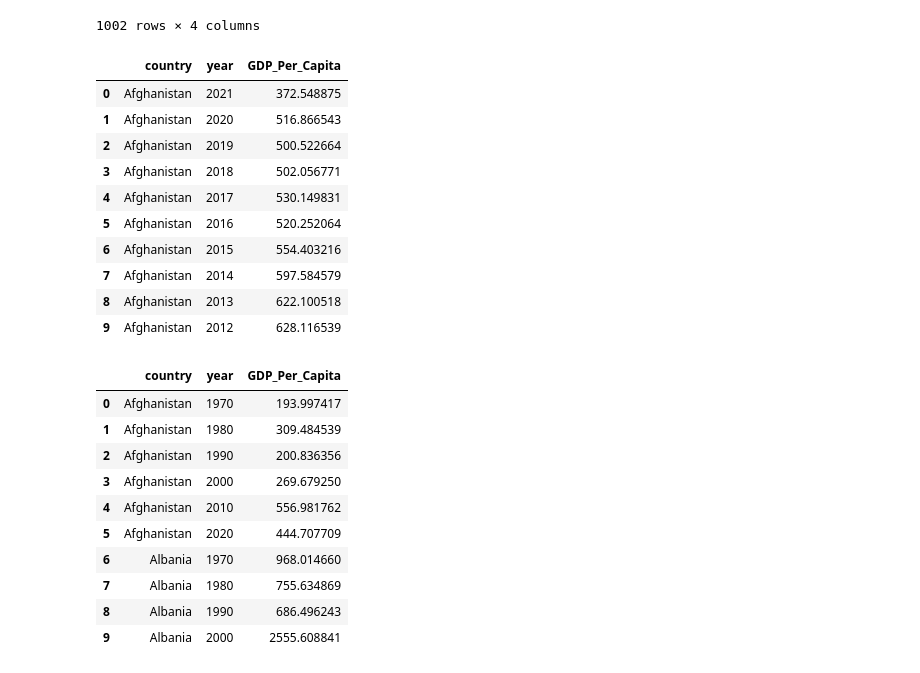
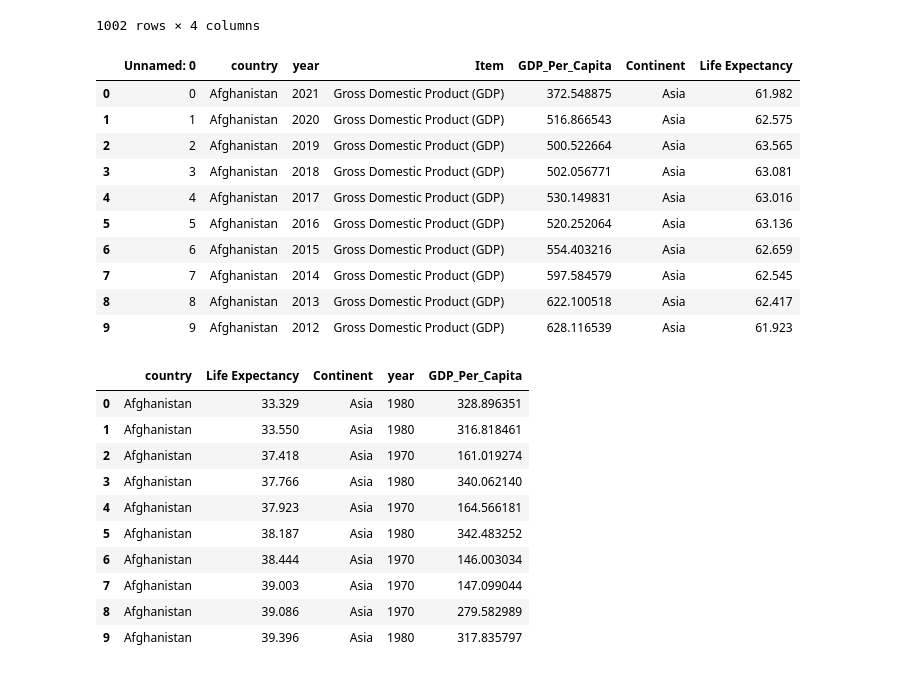
Before and after one commit to nss-data-science-cohort-7/un-exploration-shanks-t, a Jupyter notebook: notebooks/merge_frames.ipynb, the cells around one changed output. Drawn from its saved outputs; the diff is of its cells as text; code cells hidden in the pictures.

```diff
--- a/notebooks/merge_frames.ipynb
+++ b/notebooks/merge_frames.ipynb
@@ -73,37 +73,37 @@ fertility_rate_df
 1002 rows × 4 columns
 # %%
 gdp_df = (
-    pd.read_csv('../data/gdp_cl.csv')
+    pd.read_csv('../data/gdp_le_cont.csv')
     .rename(columns={'Country': 'country', 'Year': 'year'})
 )
 gdp_df.head(10)
 # %% [output]
-|  | country | year | GDP_Per_Capita |
-| 0 | Afghanistan | 2021 | 372.548875 |
-| 1 | Afghanistan | 2020 | 516.866543 |
-| 2 | Afghanistan | 2019 | 500.522664 |
-| 3 | Afghanistan | 2018 | 502.056771 |
-| 4 | Afghanistan | 2017 | 530.149831 |
-| 5 | Afghanistan | 2016 | 520.252064 |
-| 6 | Afghanistan | 2015 | 554.403216 |
-| 7 | Afghanistan | 2014 | 597.584579 |
-| 8 | Afghanistan | 2013 | 622.100518 |
-| 9 | Afghanistan | 2012 | 628.116539 |
+|  | Unnamed: 0 | country | year | Item | GDP_Per_Capita | Continent | Life Expectancy |
+| 0 | 0 | Afghanistan | 2021 | Gross Domestic Product (GDP) | 372.548875 | Asia | 61.982 |
+| 1 | 1 | Afghanistan | 2020 | Gross Domestic Product (GDP) | 516.866543 | Asia | 62.575 |
+| 2 | 2 | Afghanistan | 2019 | Gross Domestic Product (GDP) | 500.522664 | Asia | 63.565 |
+| 3 | 3 | Afghanistan | 2018 | Gross Domestic Product (GDP) | 502.056771 | Asia | 63.081 |
+| 4 | 4 | Afghanistan | 2017 | Gross Domestic Product (GDP) | 530.149831 | Asia | 63.016 |
+| 5 | 5 | Afghanistan | 2016 | Gross Domestic Product (GDP) | 520.252064 | Asia | 63.136 |
+| 6 | 6 | Afghanistan | 2015 | Gross Domestic Product (GDP) | 554.403216 | Asia | 62.659 |
+| 7 | 7 | Afghanistan | 2014 | Gross Domestic Product (GDP) | 597.584579 | Asia | 62.545 |
+| 8 | 8 | Afghanistan | 2013 | Gross Domestic Product (GDP) | 622.100518 | Asia | 62.417 |
+| 9 | 9 | Afghanistan | 2012 | Gross Domestic Product (GDP) | 628.116539 | Asia | 61.923 |
 # %%
-gdp_df = gdp_df.groupby([gdp_df['country'], gdp_df['year'] // 10 * 10]).agg({'GDP_Per_Capita': 'mean'}).reset_index()
+gdp_df = gdp_df.groupby([gdp_df['country'], gdp_df['Life Expectancy'], gdp_df['Continent'], gdp_df['year'] // 10 * 10]).agg({'GDP_Per_Capita': 'mean'}).reset_index()
 
 gdp_df.head(10)
 # %% [output]
-|  | country | year | GDP_Per_Capita |
-| 0 | Afghanistan | 1970 | 193.997417 |
-| 1 | Afghanistan | 1980 | 309.484539 |
-| 2 | Afghanistan | 1990 | 200.836356 |
-| 3 | Afghanistan | 2000 | 269.679250 |
-| 4 | Afghanistan | 2010 | 556.981762 |
-| 5 | Afghanistan | 2020 | 444.707709 |
-| 6 | Albania | 1970 | 968.014660 |
-| 7 | Albania | 1980 | 755.634869 |
-| 8 | Albania | 1990 | 686.496243 |
-| 9 | Albania | 2000 | 2555.608841 |
+|  | country | Life Expectancy | Continent | year | GDP_Per_Capita |
+| 0 | Afghanistan | 33.329 | Asia | 1980 | 328.896351 |
+| 1 | Afghanistan | 33.550 | Asia | 1980 | 316.818461 |
+| 2 | Afghanistan | 37.418 | Asia | 1970 | 161.019274 |
+| 3 | Afghanistan | 37.766 | Asia | 1980 | 340.062140 |
+| 4 | Afghanistan | 37.923 | Asia | 1970 | 164.566181 |
+| 5 | Afghanistan | 38.187 | Asia | 1980 | 342.483252 |
+| 6 | Afghanistan | 38.444 | Asia | 1970 | 146.003034 |
+| 7 | Afghanistan | 39.003 | Asia | 1970 | 147.099044 |
+| 8 | Afghanistan | 39.086 | Asia | 1970 | 279.582989 |
+| 9 | Afghanistan | 39.396 | Asia | 1980 | 317.835797 |
 # %%
 merged_df = gdp_df.merge(birth_rate_df, on=['year', 'country'], how='left').merge(fertility_rate_df, on=['year', 'country'], how='left')
```
Also changed, not shown: parts of 2 cells of this notebook, 13 other files.
